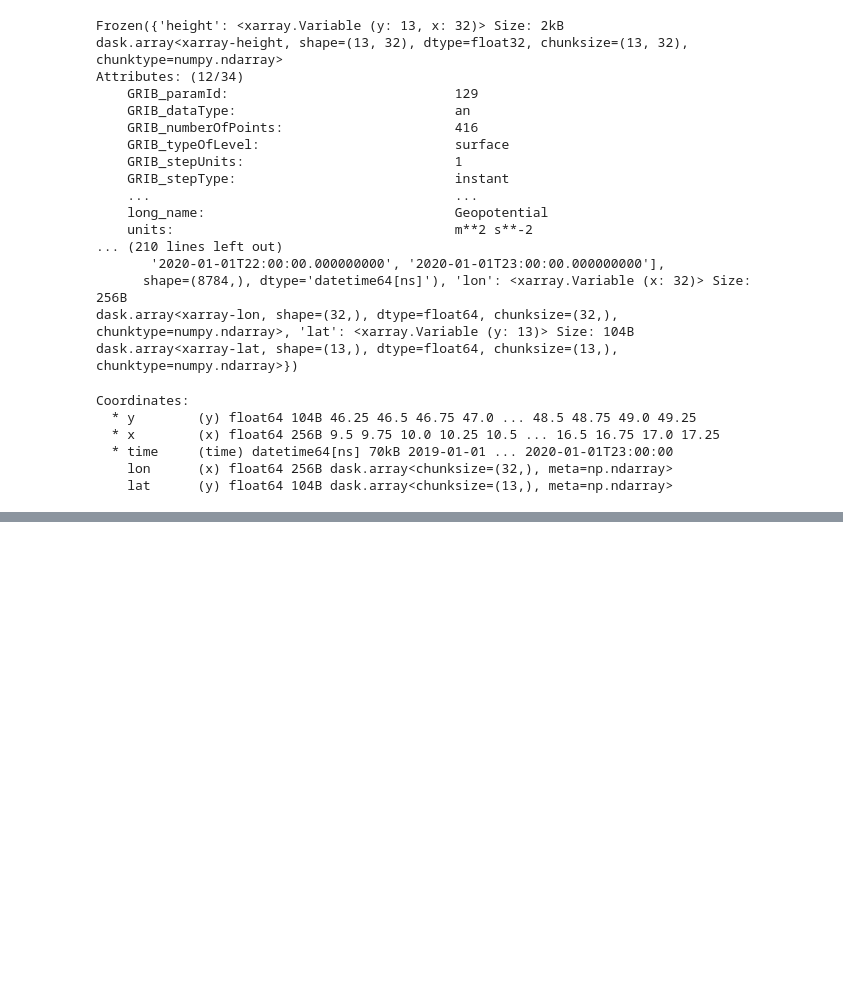
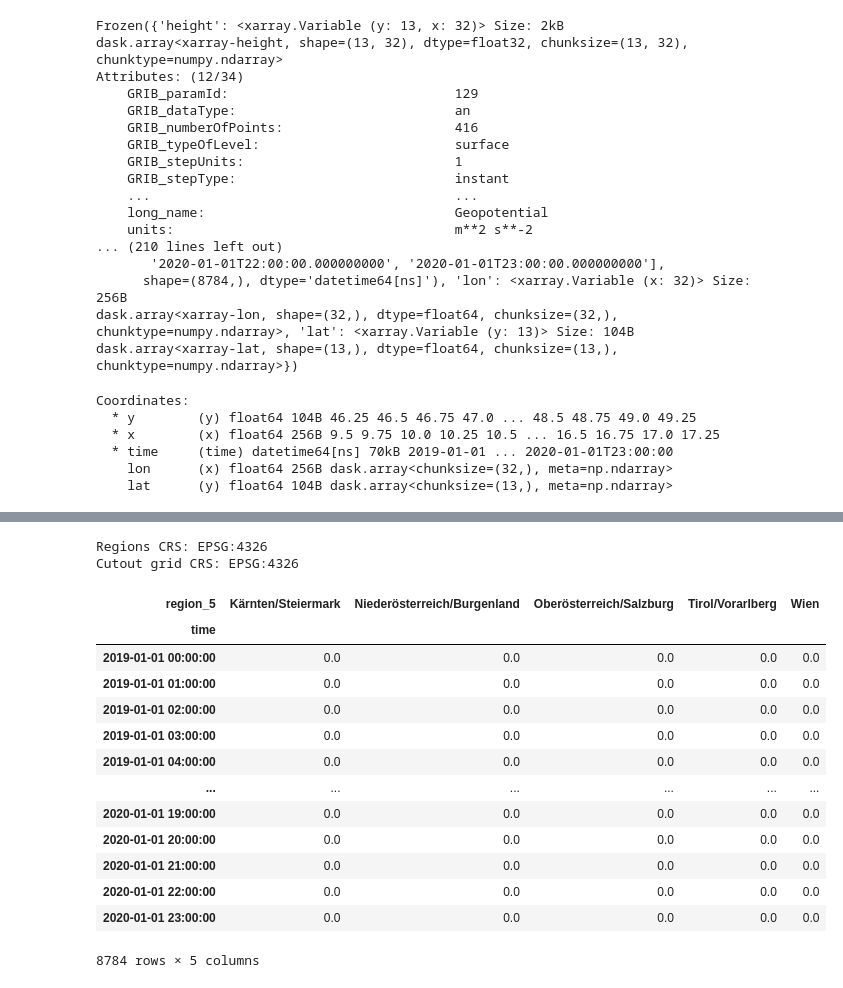
Before and after one commit to x88ghw84pz-glitch/DSESM, a Jupyter notebook: data/processed_capacity_factors/cutout_local.ipynb, the cells around one changed output, grey strips where cells are left out. Drawn from its saved outputs; the diff is of its cells as text; code cells hidden in the pictures; blank space fills up the shorter version.

```diff
--- a/data/processed_capacity_factors/cutout_local.ipynb
+++ b/data/processed_capacity_factors/cutout_local.ipynb
@@ -55,0 +178,47 @@ FileNotFoundError: [Errno 2] No such file or directory: '/Users/simon/DSESM/data
+# %%
+print("Regions CRS:", regions.crs)
+print("Cutout grid CRS:", cutout.grid.crs)
+# %% [output]
+Regions CRS: EPSG:4326
+Cutout grid CRS: EPSG:4326
+# %%
+import xarray as xr
+import atlite
+
+# 1) Zellflächen des Cutout-Grids (km²)
+area_km2 = cutout.grid.to_crs(3035).area / 1e6
+area_km2 = xr.DataArray(area_km2.values, dims=("spatial",))
+
+# 2) Kapazitätsmatrix aus Availability * Fläche * Dichte
+density = 3.0  # MW / km²
+
+M_pv = A_pv.stack(spatial=["y", "x"]) * area_km2 * density  # (region_5, spatial) in MW
+
+# 3) PV-Erzeugung und installierte Leistung je Region (atlite)
+pv_gen, pv_cap = cutout.pv(
+    matrix=M_pv,
+    index=regions_5.index,
+    panel=atlite.solarpanels.CdTe,
+    orientation="latitude_optimal",
+    return_capacity=True,
+)
+
+# 4) Capacity factor time series
+pv_cf = pv_gen / pv_cap
+pv_cf_df=pv_cf.to_pandas()
+pv_cf_df
+# %% [output]
+| region_5 | Kärnten/Steiermark | Niederösterreich/Burgenland | Oberösterreich/Salzburg | Tirol/Vorarlberg | Wien |
+| time |  |  |  |  |  |
+| 2019-01-01 00:00:00 | 0.0 | 0.0 | 0.0 | 0.0 | 0.0 |
+| 2019-01-01 01:00:00 | 0.0 | 0.0 | 0.0 | 0.0 | 0.0 |
+| 2019-01-01 02:00:00 | 0.0 | 0.0 | 0.0 | 0.0 | 0.0 |
+| 2019-01-01 03:00:00 | 0.0 | 0.0 | 0.0 | 0.0 | 0.0 |
+| 2019-01-01 04:00:00 | 0.0 | 0.0 | 0.0 | 0.0 | 0.0 |
+| ... | ... | ... | ... | ... | ... |
+| 2020-01-01 19:00:00 | 0.0 | 0.0 | 0.0 | 0.0 | 0.0 |
+| 2020-01-01 20:00:00 | 0.0 | 0.0 | 0.0 | 0.0 | 0.0 |
+| 2020-01-01 21:00:00 | 0.0 | 0.0 | 0.0 | 0.0 | 0.0 |
+| 2020-01-01 22:00:00 | 0.0 | 0.0 | 0.0 | 0.0 | 0.0 |
+| 2020-01-01 23:00:00 | 0.0 | 0.0 | 0.0 | 0.0 | 0.0 |
+8784 rows × 5 columns
```
Also changed, not shown: parts of 10 cells of this notebook.
